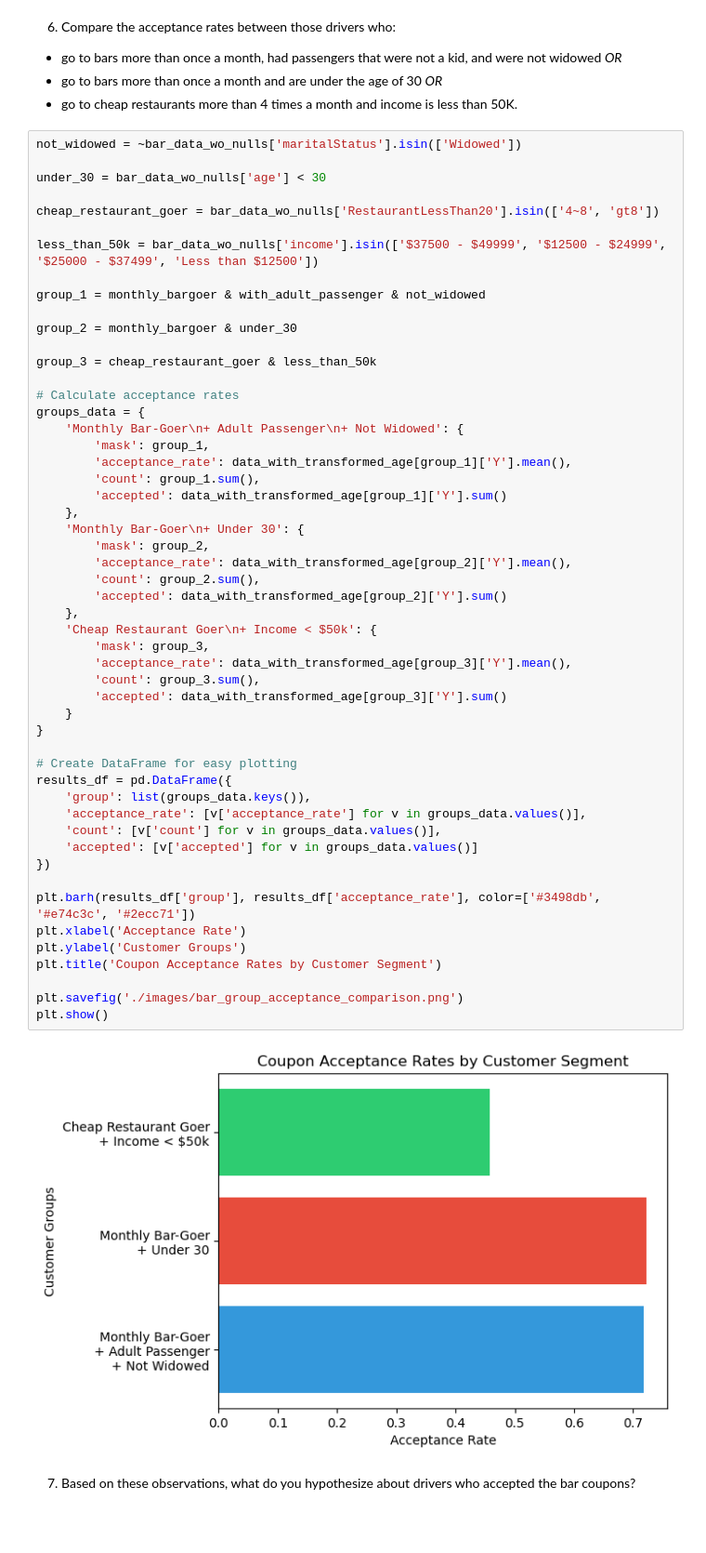
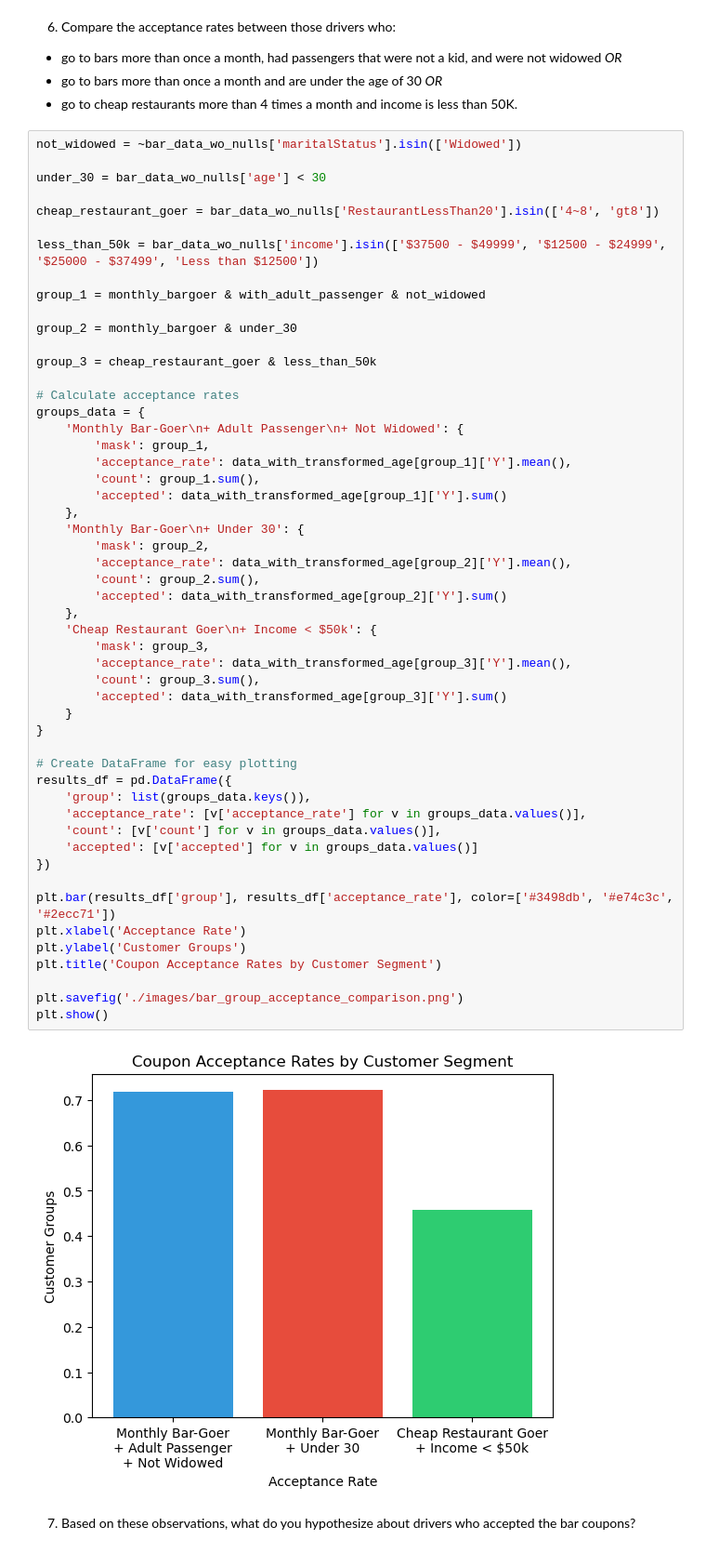
Before and after one commit to peanutenthusiast/legendary-falafel, a Jupyter notebook: prompt.ipynb, the cells around one changed output. Shown: that part at 93% size. Cells and saved outputs as stored; diff of their text form; blank space fills up the shorter version.

```diff
--- a/prompt.ipynb
+++ b/prompt.ipynb
@@ -352,35 +352,35 @@ groups_data = {
     },
     'Monthly Bar-Goer\n+ Under 30': {
         'mask': group_2,
         'acceptance_rate': data_with_transformed_age[group_2]['Y'].mean(),
         'count': group_2.sum(),
         'accepted': data_with_transformed_age[group_2]['Y'].sum()
     },
     'Cheap Restaurant Goer\n+ Income < $50k': {
         'mask': group_3,
         'acceptance_rate': data_with_transformed_age[group_3]['Y'].mean(),
         'count': group_3.sum(),
         'accepted': data_with_transformed_age[group_3]['Y'].sum()
     }
 }
 
 # Create DataFrame for easy plotting
 results_df = pd.DataFrame({
     'group': list(groups_data.keys()),
     'acceptance_rate': [v['acceptance_rate'] for v in groups_data.values()],
     'count': [v['count'] for v in groups_data.values()],
     'accepted': [v['accepted'] for v in groups_data.values()]
 })
 
-plt.barh(results_df['group'], results_df['acceptance_rate'], color=['#3498db', '#e74c3c', '#2ecc71'])
+plt.bar(results_df['group'], results_df['acceptance_rate'], color=['#3498db', '#e74c3c', '#2ecc71'])
 plt.xlabel('Acceptance Rate')
 plt.ylabel('Customer Groups')
 plt.title('Coupon Acceptance Rates by Customer Segment')
 
 plt.savefig('./images/bar_group_acceptance_comparison.png')
 plt.show()
 # %% [output]
-[figure, old version]
+[figure, new version]
 # %% [markdown]
 7.  Based on these observations, what do you hypothesize about drivers who accepted the bar coupons?
 # %%
```
Also changed, not shown: parts of 7 cells of this notebook, 4 other files.
